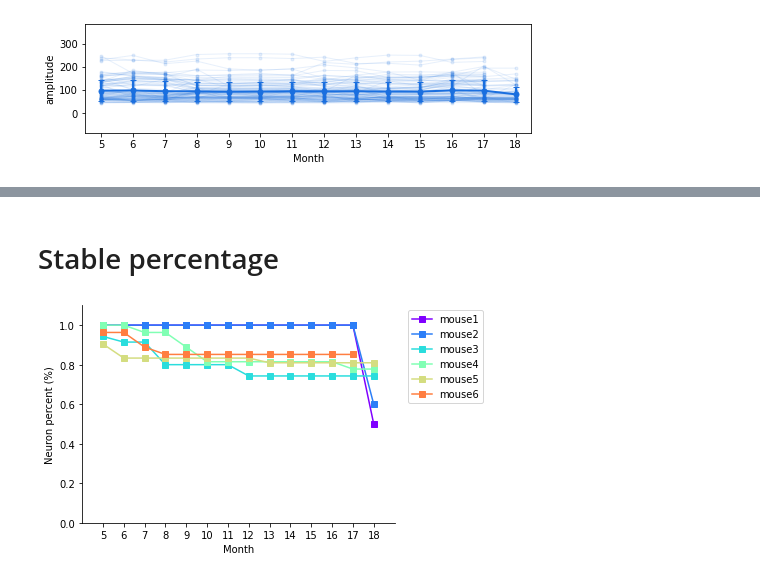
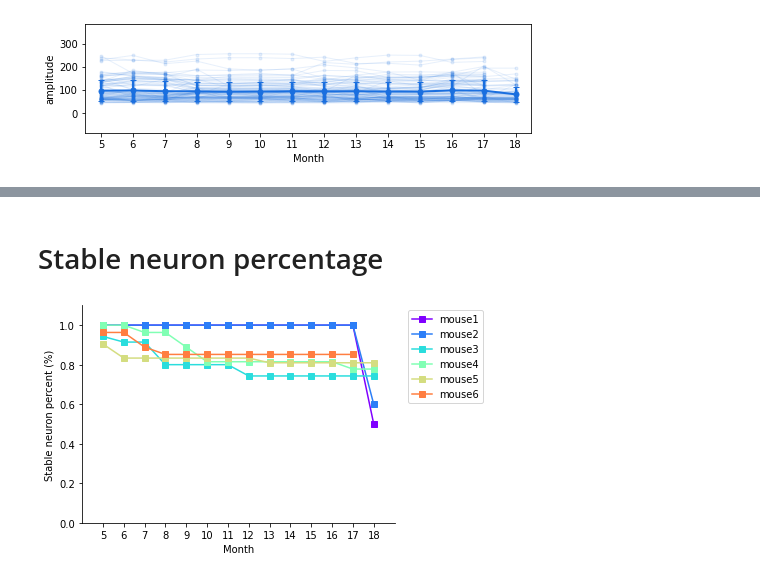
Before and after one commit to LiuLab-Bioelectronics-Harvard/SpikeStability, a Jupyter notebook: examples/Mesh electronics with sparsely distributed electrodes.ipynb, the cells around one changed output, grey strips where cells are left out. Saved outputs shown, nothing was run; the diff lists cells and outputs as text; code cells hidden in the pictures.

```diff
--- a/examples/Mesh electronics with sparsely distributed electrodes.ipynb
+++ b/examples/Mesh electronics with sparsely distributed electrodes.ipynb
@@ -216,0 +219,9 @@ for idx, feature_name in enumerate(feature_names):
+# %%
+mice = [1,2,3,4,5,6]
+
+df = []
+for mouse in mice:
+    df_mouse = pd.read_csv(data_folder+f'spike_dataset_mouse{mouse}.csv')
+    df_mouse['mouse'] = mouse
+    df.append(df_mouse)
+df = pd.concat(df)
@@ -216,0 +252,24 @@ for idx, feature_name in enumerate(feature_names):
+# %%
+mouse_ids = list(percentage.keys())
+NumMice = len(mouse_ids)
+x = np.arange(len(months))
+cm = pylab.get_cmap('rainbow')
+colors = []
+for i in range(NumMice):
+    colors.append(cm(1. * i / NumMice))
+
+fig, ax = plt.subplots(figsize=(len(months)/2, 2))
+for idx, mouse_id in enumerate(mouse_ids):
+    ax.plot(x, percentage_concat[idx,:],color=colors[idx], label=f'mouse{mouse_id}', marker='s')
+
+ax.set_xticks(range(len(months)))
+ax.set_xticklabels(list(months))
+ax.set_xlim([-1,len(months)])
+ax.set_ylim([0,1.1])
+ax.set_xlabel('Month')
+ax.set_ylabel('Neuron percent (%)')
+ax.spines['top'].set_visible(False)
+ax.spines['right'].set_visible(False)
+ax.legend(bbox_to_anchor=(0.6,0,0.6,1))
+ax.grid(False)
+plt.savefig(save_folder+f'/Fig6k.png')
@@ -217,5 +278,5 @@ for idx, feature_name in enumerate(feature_names):
 # %% [markdown]
-# Stable percentage
+# Stable neuron percentage
 # %%
 df = pd.read_csv(data_folder + '/stable_units_count.csv')
 # %%
@@ -227,25 +288,25 @@ mouse_ids = df['mouse'].values
 # %%
 NumMice = len(mouse_ids)
 x = np.arange(len(months))
 cm = pylab.get_cmap('rainbow')
 colors = []
 for i in range(NumMice):
     colors.append(cm(1. * i / NumMice))
 
 fig, ax = plt.subplots(figsize=(len(months)/2.5, 4))
 for idx, mouse_id in enumerate(mouse_ids):
     ax.plot(x, stable_units_percentage[idx,:],color=colors[idx], label=f'mouse{mouse_id}', marker='s')
 
 ax.set_xticks(range(len(months)))
 ax.set_xticklabels(list(months))
 ax.set_xlim([-1,len(months)])
 ax.set_ylim([0,1.1])
 ax.set_xlabel('Month')
-ax.set_ylabel('Neuron percent (%)')
+ax.set_ylabel('Stable neuron percent (%)')
 ax.spines['top'].set_visible(False)
 ax.spines['right'].set_visible(False)
 ax.legend(bbox_to_anchor=(0.7,0,0.6,1))
 ax.grid(False)
 plt.savefig(save_folder+f'/Fig6k.png')
 # %% [output]
-[figure, old version]
+[figure, new version]
```
Also changed, not shown: parts of 3 cells of this notebook.
